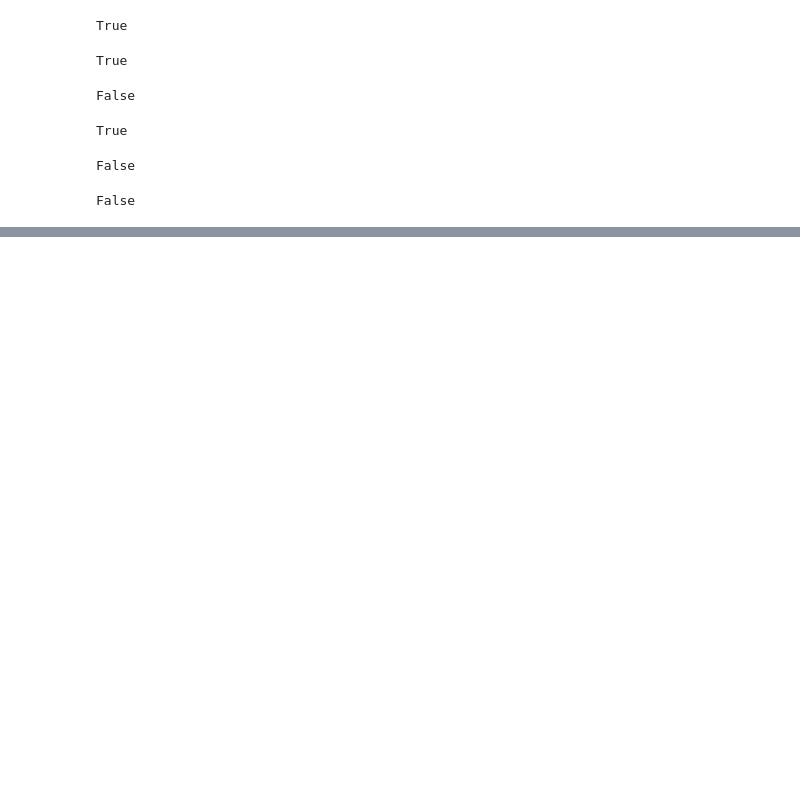
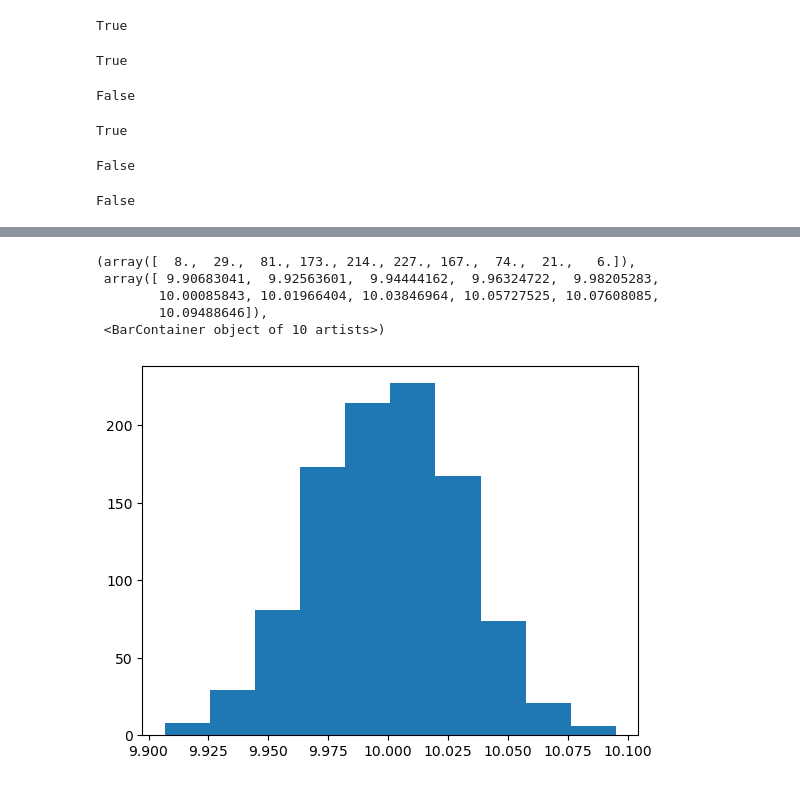
Before and after one commit to elainetynan/funddata-assessment, a Jupyter notebook: practicals/03-Bias.ipynb, the cells around one changed output, grey strips where cells are left out. Cells and saved outputs as stored; diff of their text form; code cells hidden in the pictures; blank space fills up the shorter version.

```diff
--- a/practicals/03-Bias.ipynb
+++ b/practicals/03-Bias.ipynb
@@ -58,0 +96,5 @@ False
+# %%
+# Lets do lots pf samples
+# Lets run a simulation of taking 1000 samples of size 1000 (1000 by 1000 values)
+samples = np.random.normal(10.0, 1.0, (1000, 1000))
+samples
@@ -58,0 +120,6 @@ False
+# %%
+# Calculating the mean of the each sample of 1000 values
+# (axis=1) means get the mean of each inner group (row), excluding it would give the mean of all 1000000 numbers
+sample_means = samples.mean(axis=1)
+sample_means
+# Notice that the spread is even less (above went from approx 7 to 12, here is approx 9.9 to 10.1)
@@ -58,0 +144,10 @@ False
+# %%
+# Plot it on a histogram
+plt.hist(sample_means) # plt.hist(sample_means, bins=100)
+# %% [output]
+(array([  8.,  29.,  81., 173., 214., 227., 167.,  74.,  21.,   6.]),
+ array([ 9.90683041,  9.92563601,  9.94444162,  9.96324722,  9.98205283,
+        10.00085843, 10.01966404, 10.03846964, 10.05727525, 10.07608085,
+        10.09488646]),
+ <BarContainer object of 10 artists>)
+[figure, added]
```
Also changed, not shown: parts of 25 cells of this notebook.
